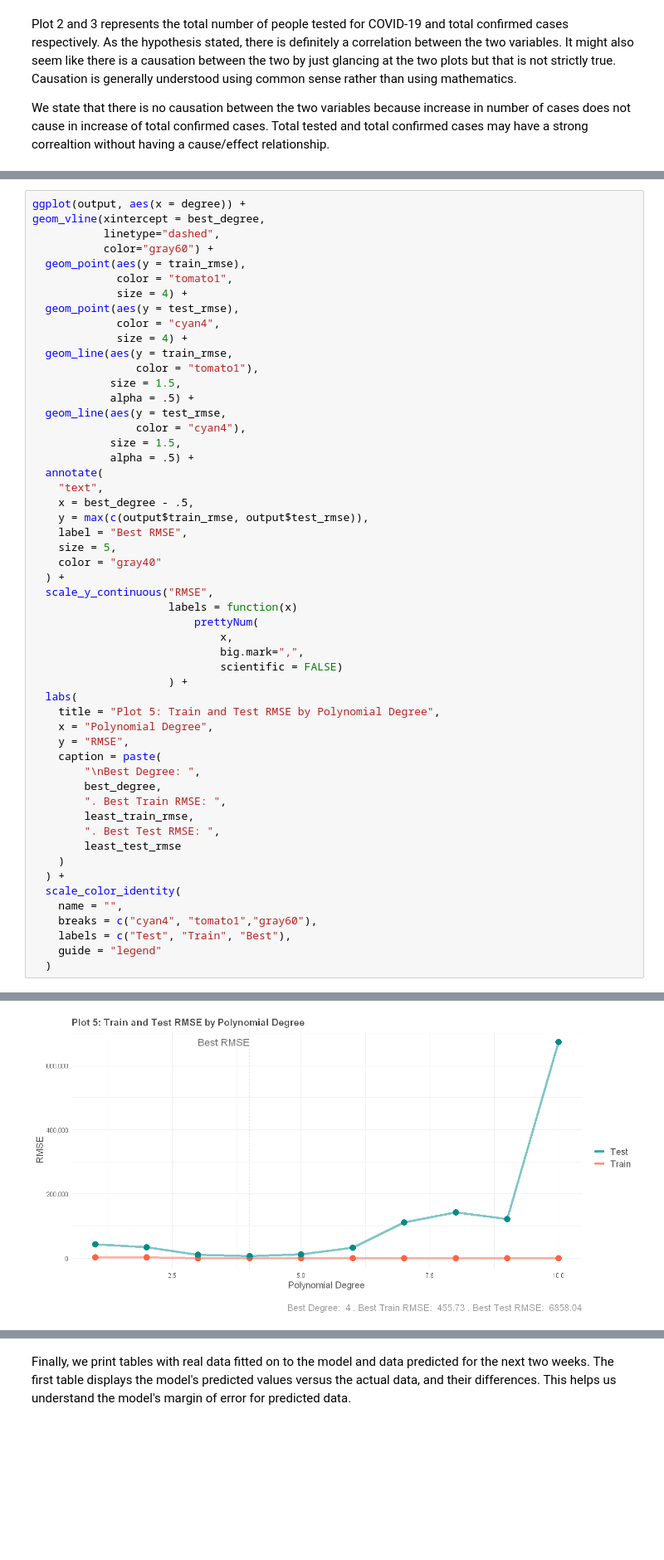
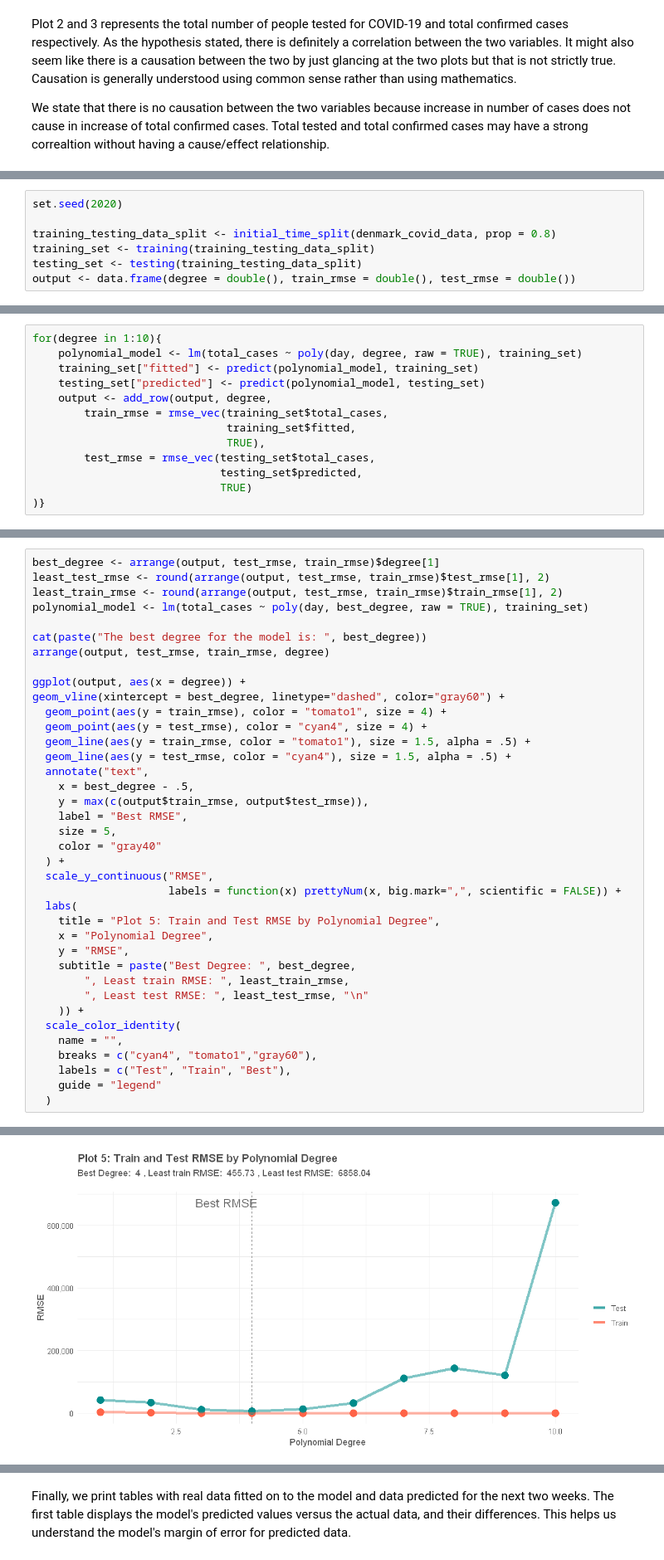
Before and after one commit to shrestaz/covid, a Jupyter notebook: EDA-COVID-edited for main document.ipynb, the cells around one changed output, grey strips where cells are left out. Shown at 83% size. Drawn from its saved outputs; the diff is of its cells as text; blank space fills up the shorter version.

```diff
--- a/EDA-COVID-edited for main document.ipynb
+++ b/EDA-COVID-edited for main document.ipynb
@@ -453,0 +249,7 @@ The above data can be visualized with a chart. It helps to understand the variou
+# %%
+set.seed(2020)
+
+training_testing_data_split <- initial_time_split(denmark_covid_data, prop = 0.8)
+training_set <- training(training_testing_data_split)
+testing_set <- testing(training_testing_data_split)
+output <- data.frame(degree = double(), train_rmse = double(), test_rmse = double())
@@ -453,0 +260,13 @@ The above data can be visualized with a chart. It helps to understand the variou
+# %%
+for(degree in 1:10){
+    polynomial_model <- lm(total_cases ~ poly(day, degree, raw = TRUE), training_set)
+    training_set["fitted"] <- predict(polynomial_model, training_set)
+    testing_set["predicted"] <- predict(polynomial_model, testing_set)
+    output <- add_row(output, degree,
+        train_rmse = rmse_vec(training_set$total_cases,
+                              training_set$fitted,
+                              TRUE),
+        test_rmse = rmse_vec(testing_set$total_cases,
+                             testing_set$predicted,
+                             TRUE)
+)}
@@ -454,24 +279,19 @@ The above data can be visualized with a chart. It helps to understand the variou
 # %%
+best_degree <- arrange(output, test_rmse, train_rmse)$degree[1]
+least_test_rmse <- round(arrange(output, test_rmse, train_rmse)$test_rmse[1], 2)
+least_train_rmse <- round(arrange(output, test_rmse, train_rmse)$train_rmse[1], 2)
+polynomial_model <- lm(total_cases ~ poly(day, best_degree, raw = TRUE), training_set)
+
+cat(paste("The best degree for the model is: ", best_degree))
+arrange(output, test_rmse, train_rmse, degree)
+
 ggplot(output, aes(x = degree)) +
-geom_vline(xintercept = best_degree,
-           linetype="dashed",
-           color="gray60") +
-  geom_point(aes(y = train_rmse),
-             color = "tomato1",
-             size = 4) +
-  geom_point(aes(y = test_rmse),
-             color = "cyan4",
-             size = 4) +
-  geom_line(aes(y = train_rmse,
-                color = "tomato1"),
-            size = 1.5,
-            alpha = .5) +
-  geom_line(aes(y = test_rmse,
-                color = "cyan4"),
-            size = 1.5,
-            alpha = .5) +
-  annotate(
-    "text",
+geom_vline(xintercept = best_degree, linetype="dashed", color="gray60") +
+  geom_point(aes(y = train_rmse), color = "tomato1", size = 4) +
+  geom_point(aes(y = test_rmse), color = "cyan4", size = 4) +
+  geom_line(aes(y = train_rmse, color = "tomato1"), size = 1.5, alpha = .5) +
+  geom_line(aes(y = test_rmse, color = "cyan4"), size = 1.5, alpha = .5) +
+  annotate("text",
     x = best_degree - .5,
     y = max(c(output$train_rmse, output$test_rmse)),
     label = "Best RMSE",
@@ -479,25 +299,15 @@ geom_vline(xintercept = best_degree,
     color = "gray40"
   ) +
   scale_y_continuous("RMSE",
-                     labels = function(x)
-                         prettyNum(
-                             x,
-                             big.mark=",",
-                             scientific = FALSE)
-                     ) +
+                     labels = function(x) prettyNum(x, big.mark=",", scientific = FALSE)) +
   labs(
     title = "Plot 5: Train and Test RMSE by Polynomial Degree",
     x = "Polynomial Degree",
     y = "RMSE",
-    caption = paste(
-        "\nBest Degree: ",
-        best_degree,
-        ". Best Train RMSE: ",
-        least_train_rmse,
-        ". Best Test RMSE: ",
-        least_test_rmse
-    )
-  ) +
+    subtitle = paste("Best Degree: ", best_degree,
+        ", Least train RMSE: ", least_train_rmse,
+        ", Least test RMSE: ", least_test_rmse, "\n"
+    )) +
   scale_color_identity(
     name = "",
     breaks = c("cyan4", "tomato1","gray60"),
@@ -508,2 +330,2 @@ geom_vline(xintercept = best_degree,
-[figure, old version]
+[figure, new version]
 # %% [markdown]
```
Also changed, not shown: parts of 36 cells of this notebook.
